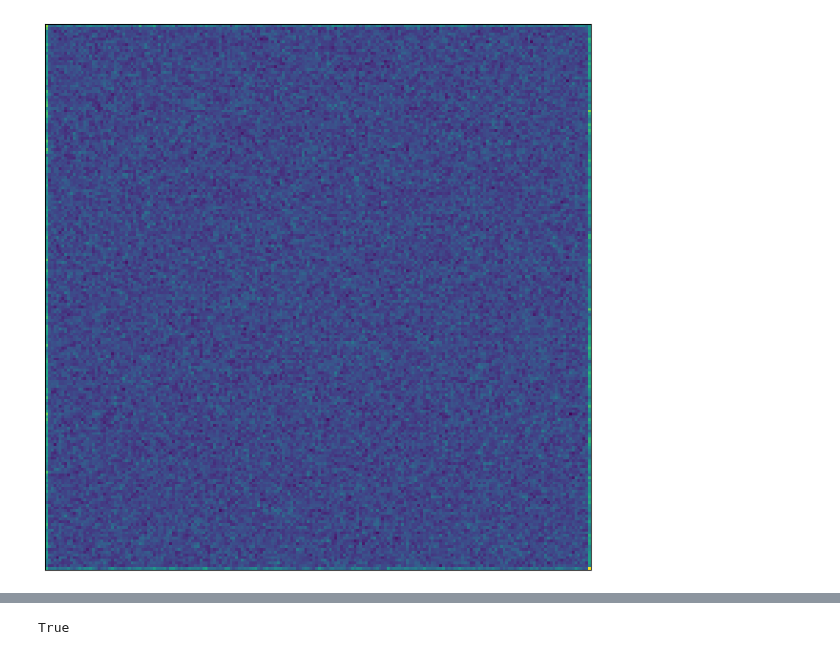
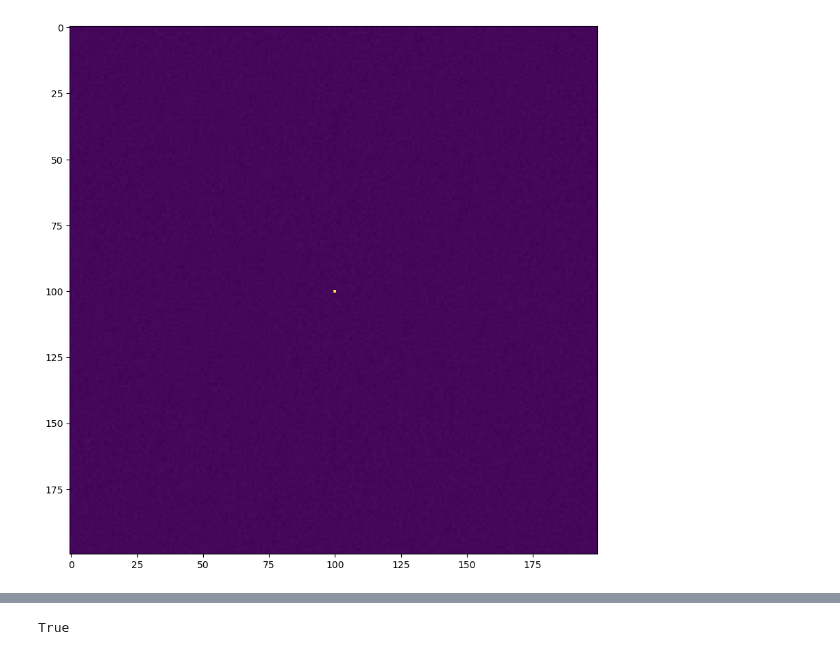
Before and after one commit to lukeoloughlin/GW-model, a Jupyter notebook: src/restrepo/test.ipynb, the cells around one changed output, grey strips where cells are left out. Drawn from its saved outputs; the diff is of its cells as text; code cells hidden in the pictures.

```diff
--- a/src/restrepo/test.ipynb
+++ b/src/restrepo/test.ipynb
@@ -26,5 +26,5 @@ RyR = RyR_stationary(cp, params)
 # %%
 LCC = LCC_stationary(cp, 0.1, params)
 # %%
-cru_obj = CRUs(RyR, LCC, ci, cnsr, cjsr, cs, cp, CaTi, CaTs)
+cru_obj = CRUs(params, RyR, LCC, ci, cnsr, cjsr, cs, cp, CaTi, CaTs)
 # %%
@@ -41,0 +42,2 @@ ci_int = cru_obj.ci[1:-1, 1:-1]
+# %%
+modes = ifftshift(fft2(fftshift(cru_obj.RyR[..., 1:3].sum(axis=-1) - cru_obj.RyR[..., 1:3].sum(axis=-1).mean()), norm="ortho"))
@@ -42,8 +57,8 @@ ci_int = cru_obj.ci[1:-1, 1:-1]
+# %%
+autocor = ifftshift(ifft2(fftshift(np.abs(modes)**2), norm="ortho"))
 # %%
 fig, ax = plt.subplots(1, figsize=(10,10))
-ax.imshow(ci_int, aspect='equal')
-ax.set_yticks([])
-ax.set_xticks([])
+ax.imshow(autocor.real)
 plt.show()
 # %% [output]
-[figure, old version]
+[figure, new version]
```
Also changed, not shown: parts of 12 cells of this notebook, 8 other files.
